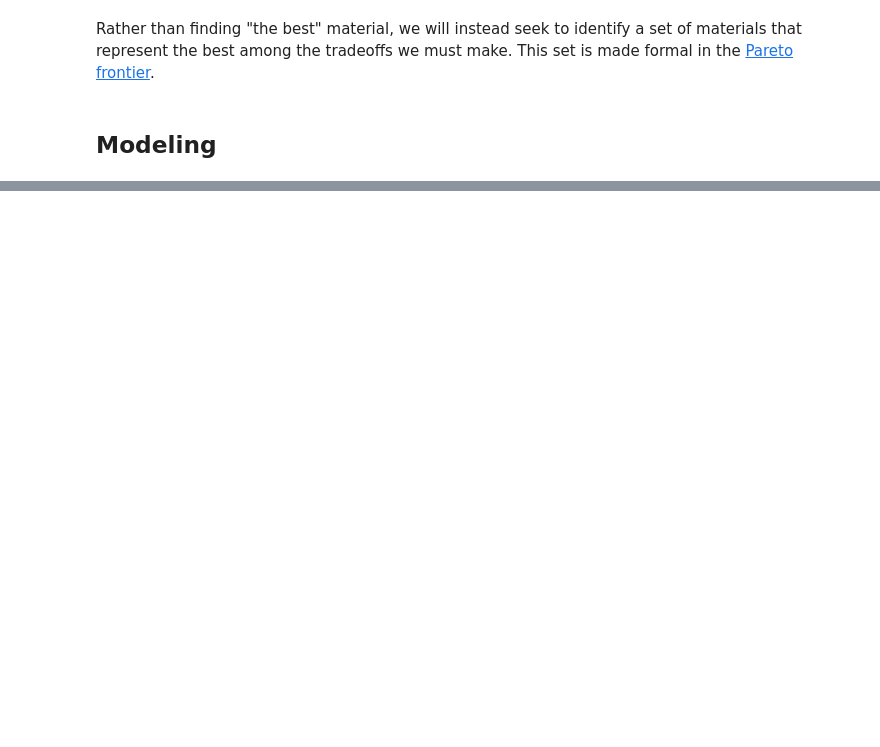
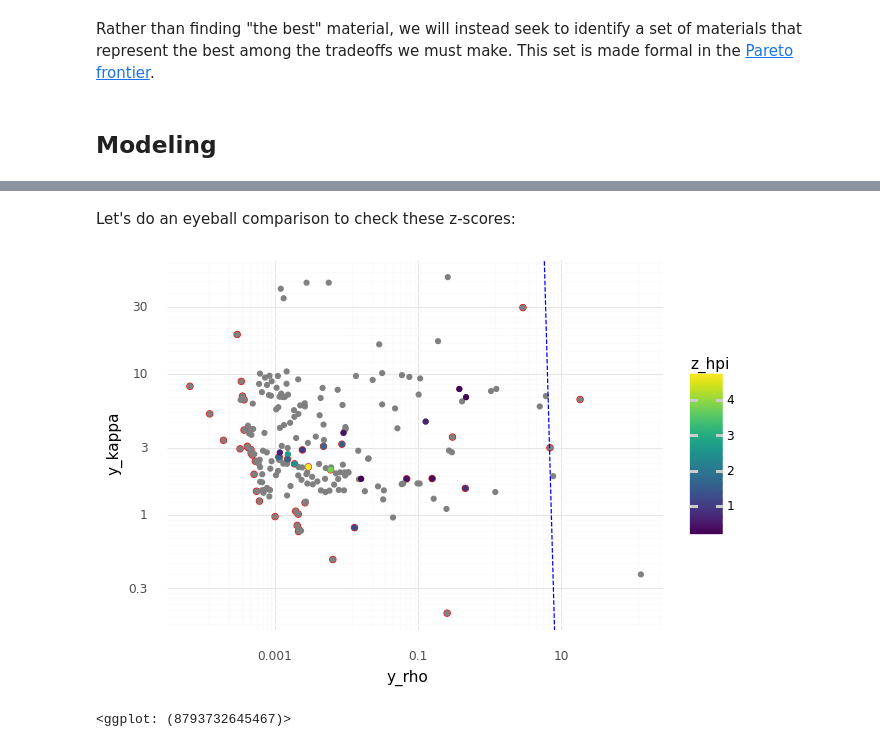
Before and after one commit to zdelrosario/py_grama, a Jupyter notebook: examples/assessing_frontier/sl_example.ipynb, the cells around one changed output, grey strips where cells are left out. Saved outputs shown, nothing was run; the diff lists cells and outputs as text; code cells hidden in the pictures; blank space fills up the shorter version.

```diff
--- a/examples/assessing_frontier/sl_example.ipynb
+++ b/examples/assessing_frontier/sl_example.ipynb
@@ -159,0 +342,20 @@ ft_base = ft_lolo(
+# %%
+df_ranked = (
+    md_base
+    >> gr.ev_df(df_data)
+    >> gr.tf_mutate(
+        num=DF.y_rho_mean * df_w.y_rho[0]
+           +DF.y_kappa_mean * df_w.y_kappa[0]
+           +DF.y_s2_mean * df_w.y_s2[0]
+           -b_hat,
+        den=gr.sqrt(
+            DF.y_rho_sd**2 * df_w.y_rho[0]**2
+           +DF.y_kappa_sd**2 * df_w.y_kappa[0]**2
+           +DF.y_s2_sd**2 * df_w.y_s2[0]**2
+        )
+    )
+    >> gr.tf_mutate(z_hpi=DF.num / DF.den)
+    >> gr.tf_arrange(gr.desc(DF.z_hpi))
+    >> gr.tf_select("z_hpi", gr.everything())
+)
+df_ranked
@@ -159,0 +376,33 @@ ft_base = ft_lolo(
+# %% [markdown]
+Let's do an eyeball comparison to check these z-scores:
+# %%
+## Visualize
+(
+    df_ranked
+    >> gr.tf_head(20)
+    >> ggplot(aes("y_rho", "y_kappa", color="z_hpi"))
+    + geom_point(
+        data=df_pareto,
+        color="red",
+        size=2,
+    )
+    + geom_point(
+        data=df_ranked,
+        color="grey",
+    )
+    + geom_point()
+    ## Fitted hyperplane
+    + geom_abline(
+        slope=m,
+        intercept=c,
+        color="blue",
+        linetype="dashed",
+    )
+
+    + scale_x_log10()
+    + scale_y_log10()
+    + theme_minimal()
+)
+# %% [output]
+[figure, added]
+<ggplot: (8793732645467)>
```
Also changed, not shown: parts of 27 cells of this notebook.
